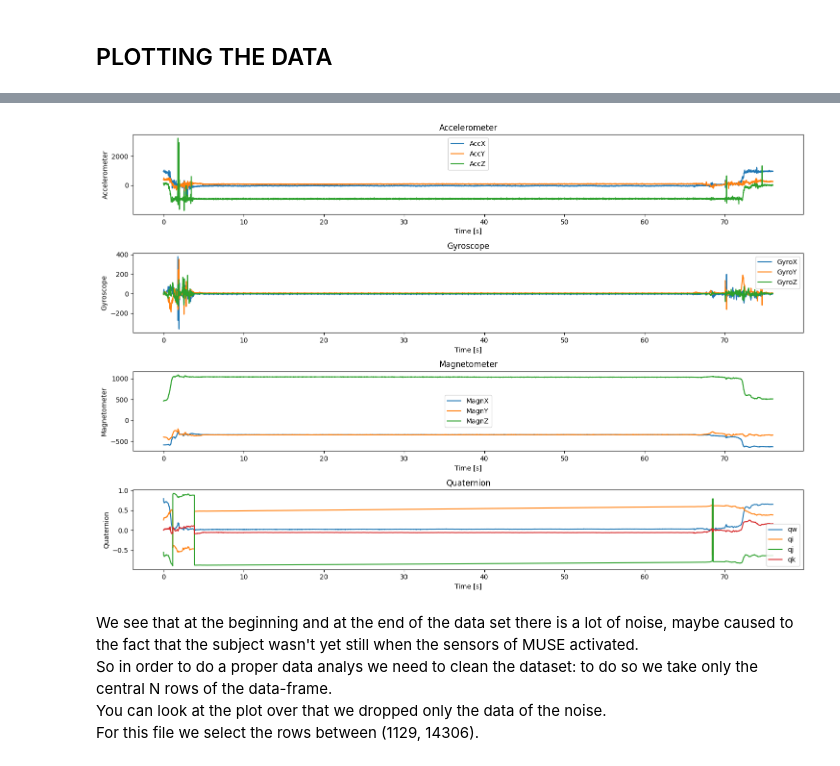
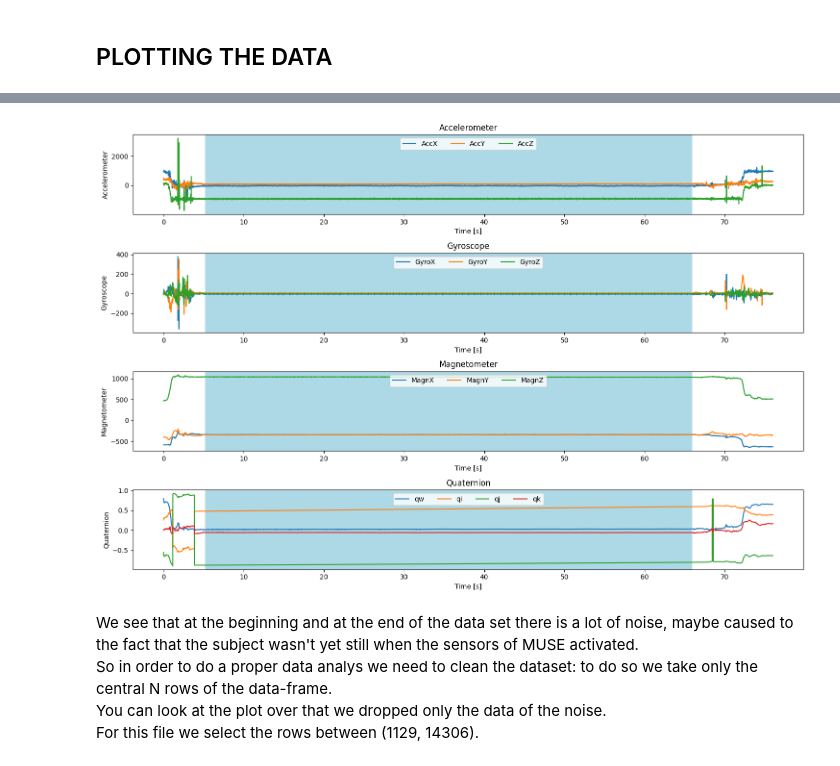
Before and after one commit to paololapo/HeartRateEstimation, a Jupyter notebook: Real_Project.ipynb, the cells around one changed output, grey strips where cells are left out. Saved outputs shown, nothing was run; the diff lists cells and outputs as text; code cells hidden in the pictures.

Commit message:
modified plot

```diff
--- a/Real_Project.ipynb
+++ b/Real_Project.ipynb
@@ -198,7 +199,7 @@ column_groups = {
 }
 # %%
 # Per Andrew, funzione con il moving_average (TO DO, sorry andrew)
-def plot_modified(data, column_groups, window=80, **kwargs):
+def plot_modified(data, column_groups, window=80, cuts=None, **kwargs):
     """ Function to plot the data divided in sub-groups """
     # create subplots for each group
     fig, axs = plt.subplots(len(column_groups), 1, figsize=(15, 10), sharex=False)
@@ -215,6 +216,11 @@ def plot_modified(data, column_groups, window=80, **kwargs):
         if "xlim" in kwargs:
             axs[i].set_xlim(kwargs["xlim"])
         axs[i].set_xlabel("Time [s]")
+        axs[i].legend(loc='upper center', ncols=6)
+
+        if cuts != None:
+            assert type(cuts) == tuple, "Cuts must be a tuple"
+            axs[i].axvspan(data["Time"][cuts[0]], data["Time"][cuts[1]], color="lightblue")
 
     # adjust layout for better readability
     plt.tight_layout()
@@ -229,11 +235,10 @@ cleaned_data.tail()
 | 13174 | 5 | 200 | 65.856537 | 1576222837 | -40.774994 | 100.207411 | -910.365650 | -5.506689 | 5.457227 | -0.971806 | -342.631605 | ... |
 | 13175 | 5 | 200 | 65.861141 | 1576222837 | -39.175030 | 99.715138 | -908.157748 | -5.552491 | 5.762571 | -1.139745 | -342.631605 | ... |
 | 13176 | 5 | 200 | 65.865746 | 1576222837 | -27.375913 | 101.472574 | -939.289954 | -5.231880 | 6.067914 | -1.384020 | -343.641319 | ... |
-# %%
-## add in this plot also the part of the cut data, i didnt manage to do it
-plot_modified(data, column_groups)
-# %% [output]
-[figure, removed]
+# %%
+plot_modified(data, column_groups, cuts=cuts[chosen_file])
+# %% [output]
+[figure, added]
 # %% [markdown]
 We see that at the beginning and at the end of the data set there is a lot of noise, maybe caused to the fact that the subject wasn't yet still when the sensors of MUSE activated.
 So in order to do a proper data analys we need to clean the dataset: to do so we take only the central N rows of the data-frame.
```
Also changed, not shown: parts of 1 cell of this notebook.
